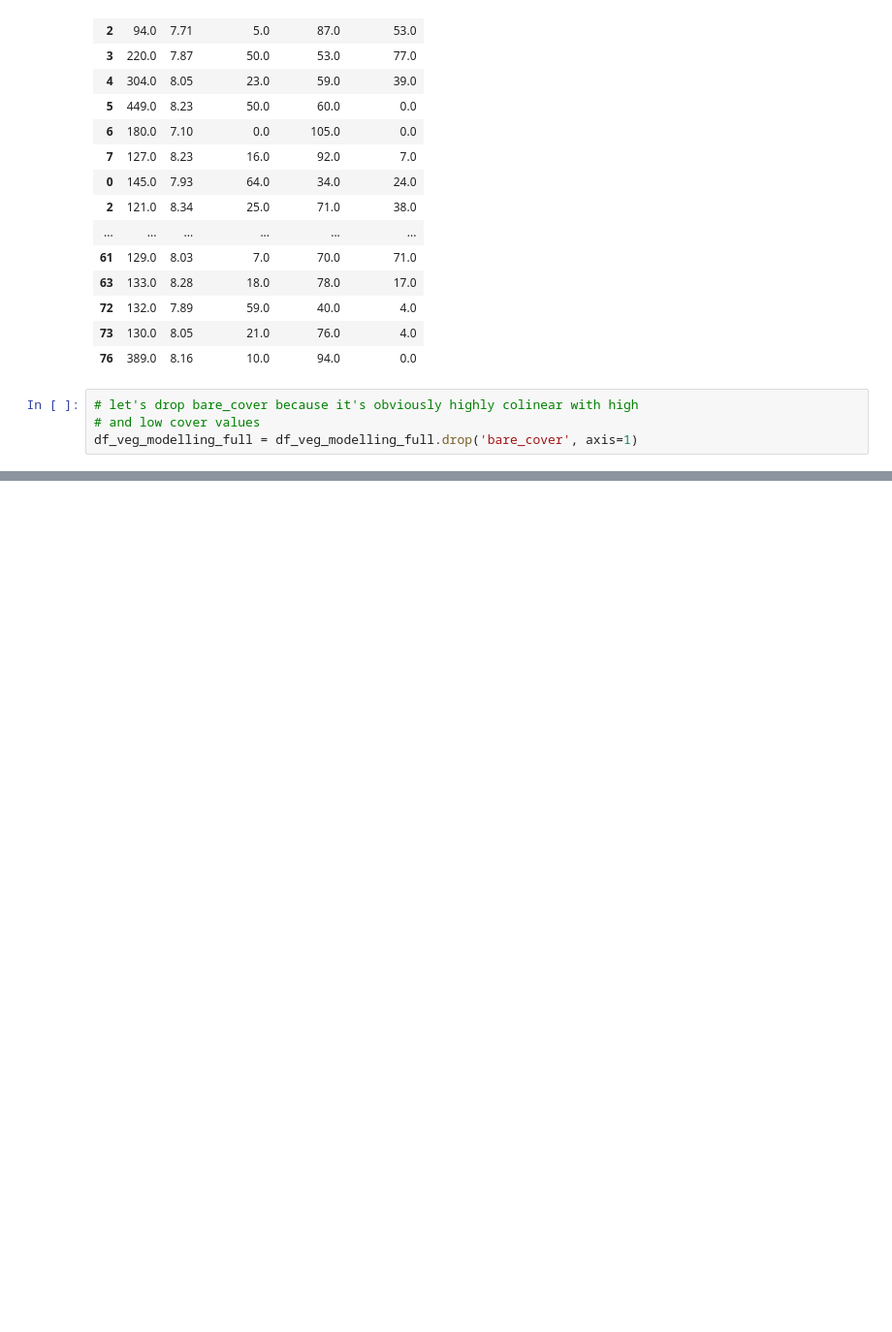
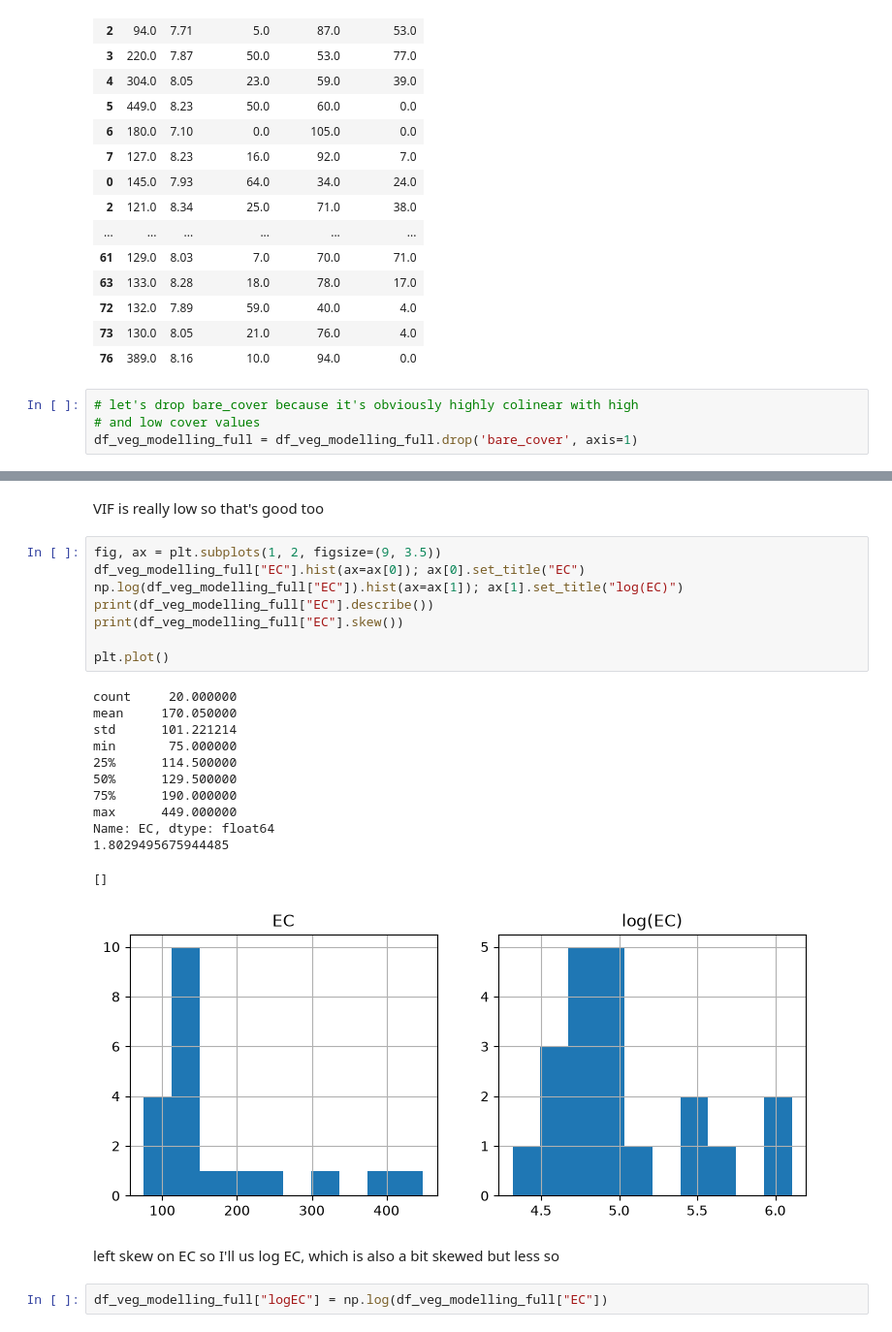
Before and after one commit to Sari-Parvillers/watergroup-peru, a Jupyter notebook: data_exploring.ipynb, the cells around one changed output, grey strips where cells are left out. Shown at 97% size. Saved outputs shown, nothing was run; the diff lists cells and outputs as text; blank space fills up the shorter version.

```diff
--- a/data_exploring.ipynb
+++ b/data_exploring.ipynb
@@ -413,0 +433,27 @@ df_veg_modelling_full = df_veg_modelling_full.drop('bare_cover', axis=1)
+# %% [markdown]
+VIF is really low so that's good too
+# %%
+fig, ax = plt.subplots(1, 2, figsize=(9, 3.5))
+df_veg_modelling_full["EC"].hist(ax=ax[0]); ax[0].set_title("EC")
+np.log(df_veg_modelling_full["EC"]).hist(ax=ax[1]); ax[1].set_title("log(EC)")
+print(df_veg_modelling_full["EC"].describe())
+print(df_veg_modelling_full["EC"].skew())
+
+plt.plot()
+# %% [output]
+count     20.000000
+mean     170.050000
+std      101.221214
+min       75.000000
+25%      114.500000
+50%      129.500000
+75%      190.000000
+max      449.000000
+Name: EC, dtype: float64
+1.8029495675944485
+[]
+[figure, added]
+# %% [markdown]
+left skew on EC so I'll us log EC, which is also a bit skewed but less so
+# %%
+df_veg_modelling_full["logEC"] = np.log(df_veg_modelling_full["EC"])
```
Also changed, not shown: parts of 9 cells of this notebook.
